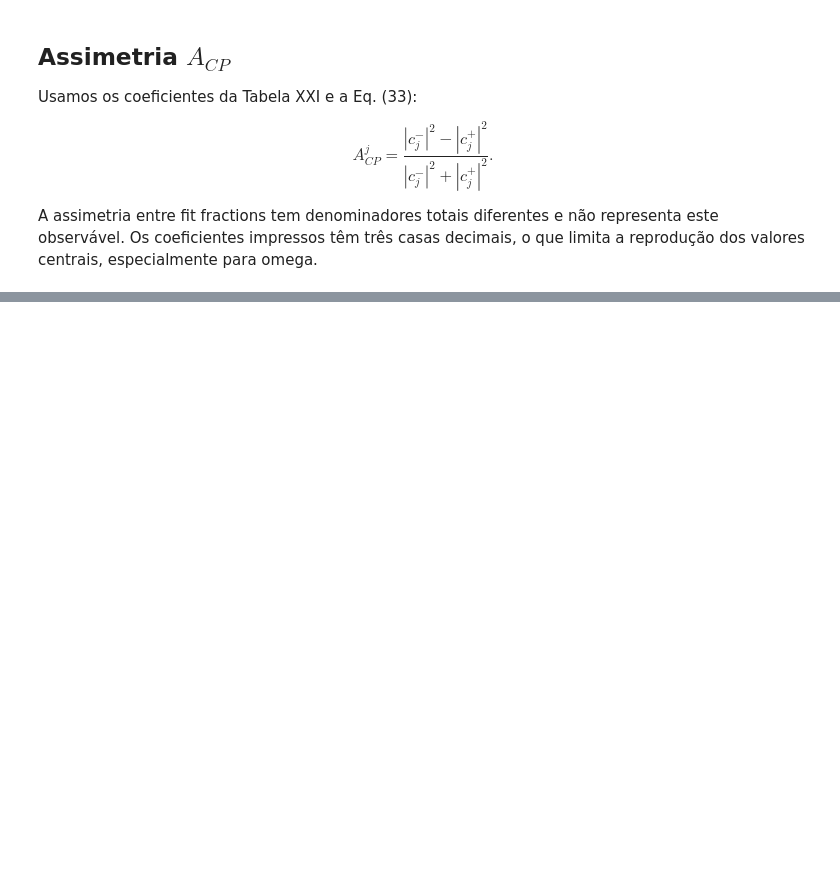
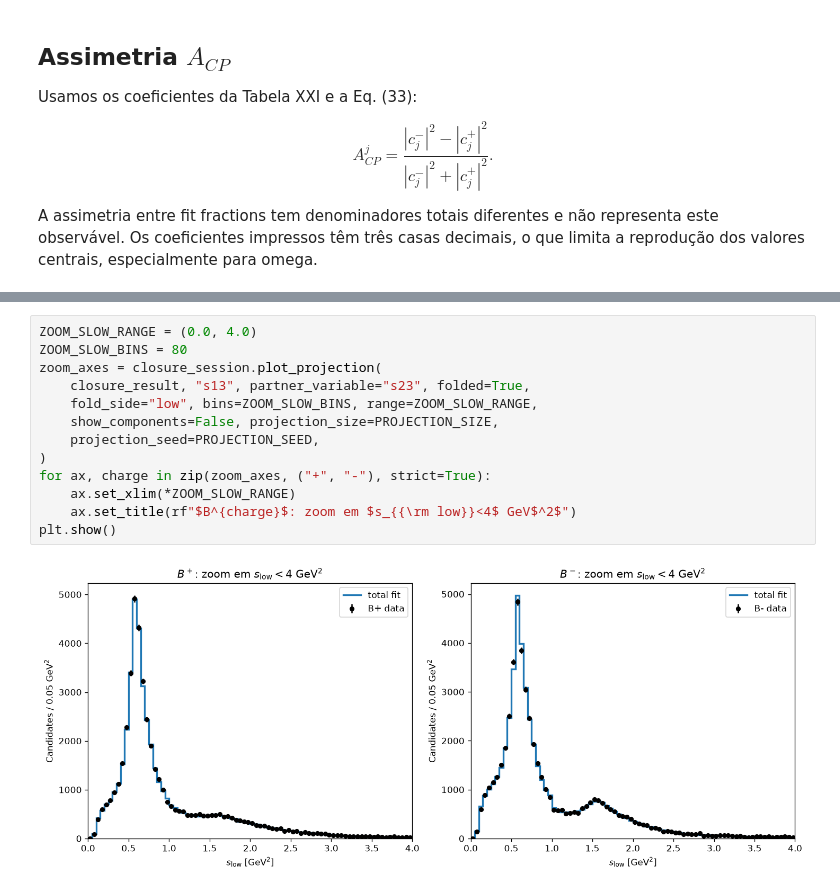
Before and after one commit to JuanBSLeite/DalitzPlotFitter, a Jupyter notebook: notebooks/benchmark/paper_isobar_benchmark.ipynb, the cells around one changed output, grey strips where cells are left out. Saved outputs shown, nothing was run; the diff lists cells and outputs as text; blank space fills up the shorter version.

```diff
--- a/notebooks/benchmark/paper_isobar_benchmark.ipynb
+++ b/notebooks/benchmark/paper_isobar_benchmark.ipynb
@@ -227,0 +519,15 @@ Isso valida o fitter com sinal puro, mas não substitui a reprodução do ajuste
+# %%
+ZOOM_SLOW_RANGE = (0.0, 4.0)
+ZOOM_SLOW_BINS = 80
+zoom_axes = closure_session.plot_projection(
+    closure_result, "s13", partner_variable="s23", folded=True,
+    fold_side="low", bins=ZOOM_SLOW_BINS, range=ZOOM_SLOW_RANGE,
+    show_components=False, projection_size=PROJECTION_SIZE,
+    projection_seed=PROJECTION_SEED,
+)
+for ax, charge in zip(zoom_axes, ("+", "-"), strict=True):
+    ax.set_xlim(*ZOOM_SLOW_RANGE)
+    ax.set_title(rf"$B^{charge}$: zoom em $s_{{\rm low}}<4$ GeV$^2$")
+plt.show()
+# %% [output]
+[figure, added]
```
Also changed, not shown: parts of 18 cells of this notebook, 1 other file.
